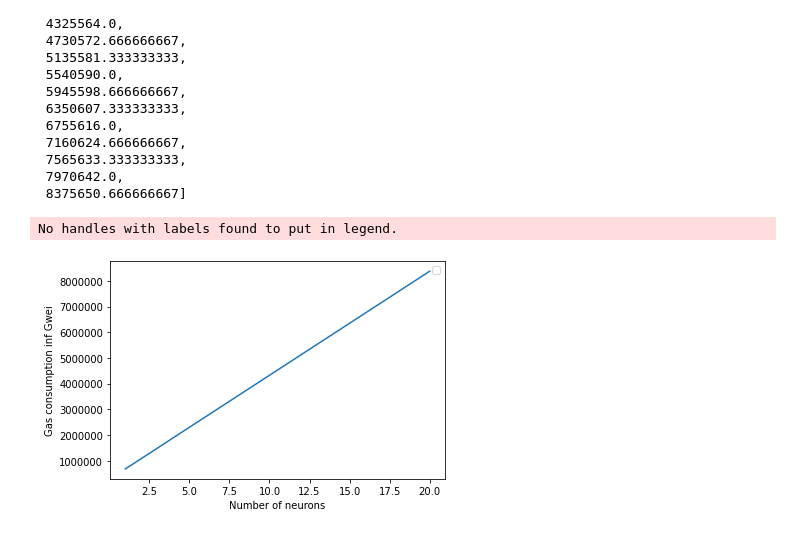
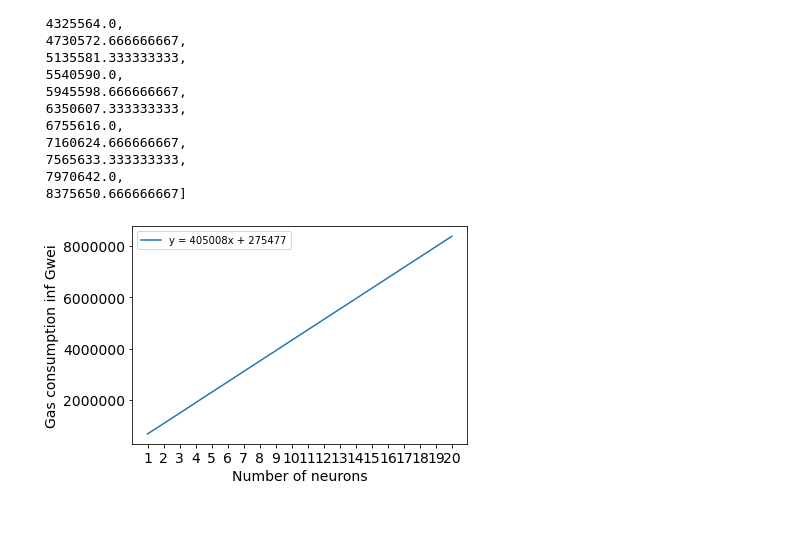
Before and after one commit to syber2020/Neural-Network-in-Smart-Contract, a Jupyter notebook: new-code/web3/plot_result.ipynb, the cells around one changed output. Drawn from its saved outputs; the diff is of its cells as text; code cells hidden in the pictures.

```diff
--- a/new-code/web3/plot_result.ipynb
+++ b/new-code/web3/plot_result.ipynb
@@ -45,12 +47,18 @@ gas_used
  7970642.0,
  8375650.666666667]
 # %%
-plt.plot(neurons,gas_used)
-plt.xlabel("Number of neurons")
-plt.ylabel("Gas consumption inf Gwei")
-# plt.legend()
+eqn = "y = 405008x + 275477"
+# plt.figure(figsize=(7,7))
+plt.plot(neurons,gas_used,label = eqn)
+plt.xlabel("Number of neurons",fontsize = 14)
+plt.ylabel("Gas consumption inf Gwei",fontsize=14)
+plt.tick_params(axis='both', which='major', labelsize=14)
+plt.tick_params(axis='both', which='minor', labelsize=14)
+plt.legend()
 plt.ticklabel_format( style='plain')
+plt.xticks(neurons)
+
+plt.savefig("neurons-gas.pdf",bbox_inches='tight')
 plt.show()
 # %% [output]
-No handles with labels found to put in legend.
-[figure, old version]
+[figure, new version]
```
Also changed, not shown: parts of 2 cells of this notebook, 3 other files.
